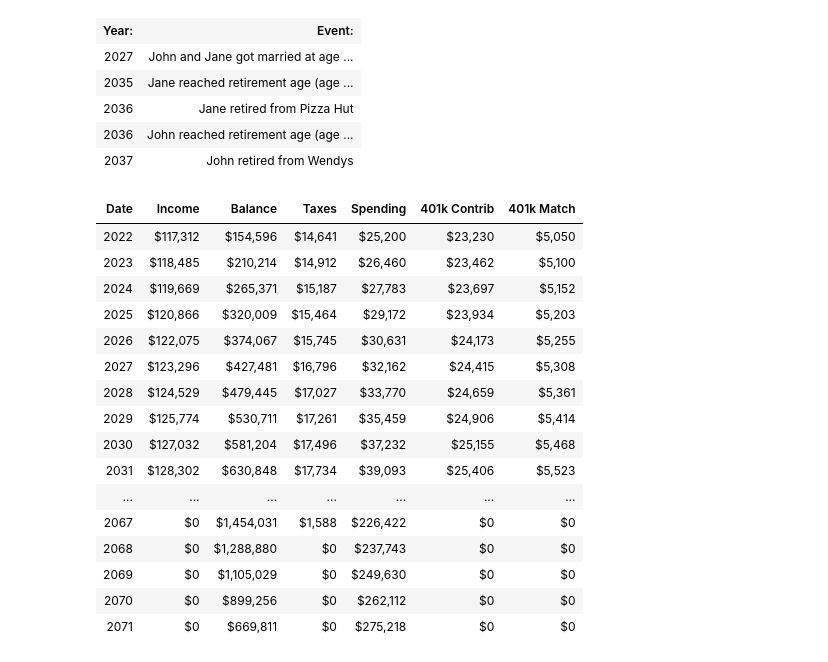
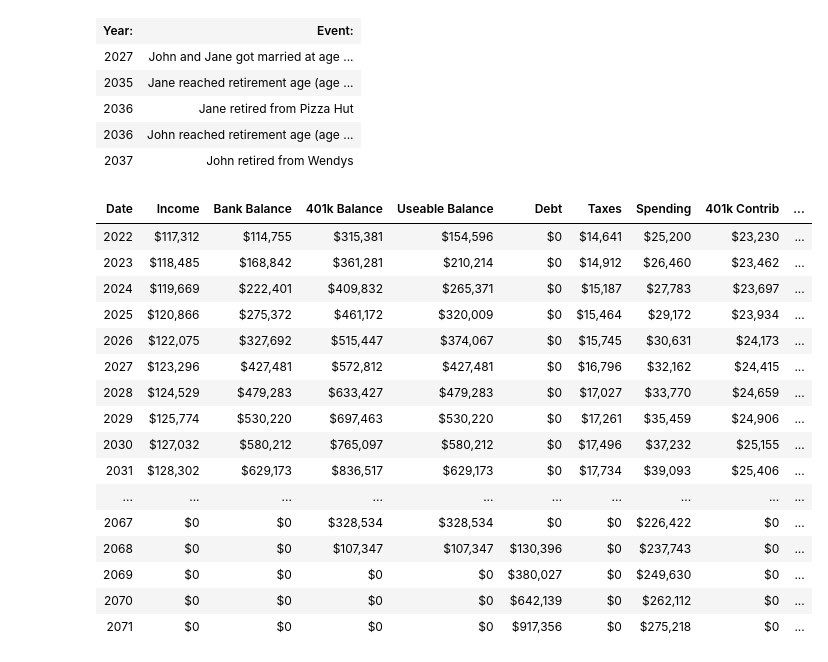
Before and after one commit to sw23/life-model, a Jupyter notebook: ExampleSimulation.ipynb, the cells around one changed output. Cells and saved outputs as stored; diff of their text form; code cells hidden in the pictures.

Commit message:
Updates to taxes and keeping additional stats

```diff
--- a/ExampleSimulation.ipynb
+++ b/ExampleSimulation.ipynb
@@ -164,41 +163,51 @@ family.event_log
 | 2036 | John reached retirement age (age ... |
 | 2037 | John retired from Wendys |
 # %%
+import pandas as pd
+
 df= pd.DataFrame({
     'Date': years,
     'Income': [x['stat_gross_income'] for x in time_data],
-    'Balance': [x['stat_useable_balance'] for x in time_data],
+    'Bank Balance': [x['stat_bank_balance'] for x in time_data],
+    '401k Balance': [x['stat_401k_balance'] for x in time_data],
+    'Useable Balance': [x['stat_useable_balance'] for x in time_data],
+    'Debt': [x['stat_debt'] for x in time_data],
     'Taxes': [x['stat_taxes_paid'] for x in time_data],
     'Spending': [x['stat_money_spent'] for x in time_data],
     '401k Contrib': [x['stat_retirement_contrib'] for x in time_data],
     '401k Match': [x['stat_retirement_match'] for x in time_data],
+    'RMDs': [x['stat_required_min_distrib'] for x in time_data],
 })
 df.style.format(precision=0, na_rep='MISSING',
                 formatter={'Income': '${:,.0f}',
-                           'Balance': '${:,.0f}',
+                           'Bank Balance': '${:,.0f}',
+                           '401k Balance': '${:,.0f}',
+                           'Useable Balance': '${:,.0f}',
+                           'Debt': '${:,.0f}',
                            'Taxes': '${:,.0f}',
                            'Spending': '${:,.0f}',
                            '401k Contrib': '${:,.0f}',
                            '401k Match': '${:,.0f}',
+                           'RMDs': '${:,.0f}',
                            }).hide_index()
 # %% [output]
-| Date | Income | Balance | Taxes | Spending | 401k Contrib | 401k Match |
-| 2022 | $117,312 | $154,596 | $14,641 | $25,200 | $23,230 | $5,050 |
-| 2023 | $118,485 | $210,214 | $14,912 | $26,460 | $23,462 | $5,100 |
-| 2024 | $119,669 | $265,371 | $15,187 | $27,783 | $23,697 | $5,152 |
-| 2025 | $120,866 | $320,009 | $15,464 | $29,172 | $23,934 | $5,203 |
-| 2026 | $122,075 | $374,067 | $15,745 | $30,631 | $24,173 | $5,255 |
-| 2027 | $123,296 | $427,481 | $16,796 | $32,162 | $24,415 | $5,308 |
-| 2028 | $124,529 | $479,445 | $17,027 | $33,770 | $24,659 | $5,361 |
-| 2029 | $125,774 | $530,711 | $17,261 | $35,459 | $24,906 | $5,414 |
-| 2030 | $127,032 | $581,204 | $17,496 | $37,232 | $25,155 | $5,468 |
-| 2031 | $128,302 | $630,848 | $17,734 | $39,093 | $25,406 | $5,523 |
-| ... | ... | ... | ... | ... | ... | ... |
-| 2067 | $0 | $1,454,031 | $1,588 | $226,422 | $0 | $0 |
-| 2068 | $0 | $1,288,880 | $0 | $237,743 | $0 | $0 |
-| 2069 | $0 | $1,105,029 | $0 | $249,630 | $0 | $0 |
-| 2070 | $0 | $899,256 | $0 | $262,112 | $0 | $0 |
-| 2071 | $0 | $669,811 | $0 | $275,218 | $0 | $0 |
+| Date | Income | Bank Balance | 401k Balance | Useable Balance | Debt | Taxes | Spending | 401k Contrib | ... |
+| 2022 | $117,312 | $114,755 | $315,381 | $154,596 | $0 | $14,641 | $25,200 | $23,230 | ... |
+| 2023 | $118,485 | $168,842 | $361,281 | $210,214 | $0 | $14,912 | $26,460 | $23,462 | ... |
+| 2024 | $119,669 | $222,401 | $409,832 | $265,371 | $0 | $15,187 | $27,783 | $23,697 | ... |
+| 2025 | $120,866 | $275,372 | $461,172 | $320,009 | $0 | $15,464 | $29,172 | $23,934 | ... |
+| 2026 | $122,075 | $327,692 | $515,447 | $374,067 | $0 | $15,745 | $30,631 | $24,173 | ... |
+| 2027 | $123,296 | $427,481 | $572,812 | $427,481 | $0 | $16,796 | $32,162 | $24,415 | ... |
+| 2028 | $124,529 | $479,283 | $633,427 | $479,283 | $0 | $17,027 | $33,770 | $24,659 | ... |
+| 2029 | $125,774 | $530,220 | $697,463 | $530,220 | $0 | $17,261 | $35,459 | $24,906 | ... |
+| 2030 | $127,032 | $580,212 | $765,097 | $580,212 | $0 | $17,496 | $37,232 | $25,155 | ... |
+| 2031 | $128,302 | $629,173 | $836,517 | $629,173 | $0 | $17,734 | $39,093 | $25,406 | ... |
+| ... | ... | ... | ... | ... | ... | ... | ... | ... | ... |
+| 2067 | $0 | $0 | $328,534 | $328,534 | $0 | $0 | $226,422 | $0 | ... |
+| 2068 | $0 | $0 | $107,347 | $107,347 | $130,396 | $0 | $237,743 | $0 | ... |
+| 2069 | $0 | $0 | $0 | $0 | $380,027 | $0 | $249,630 | $0 | ... |
+| 2070 | $0 | $0 | $0 | $0 | $642,139 | $0 | $262,112 | $0 | ... |
+| 2071 | $0 | $0 | $0 | $0 | $917,356 | $0 | $275,218 | $0 | ... |
 # %%
 df_total = pd.DataFrame({
     'Dates': ['Total'],
```
Also changed, not shown: parts of 3 cells of this notebook, 5 other files.
